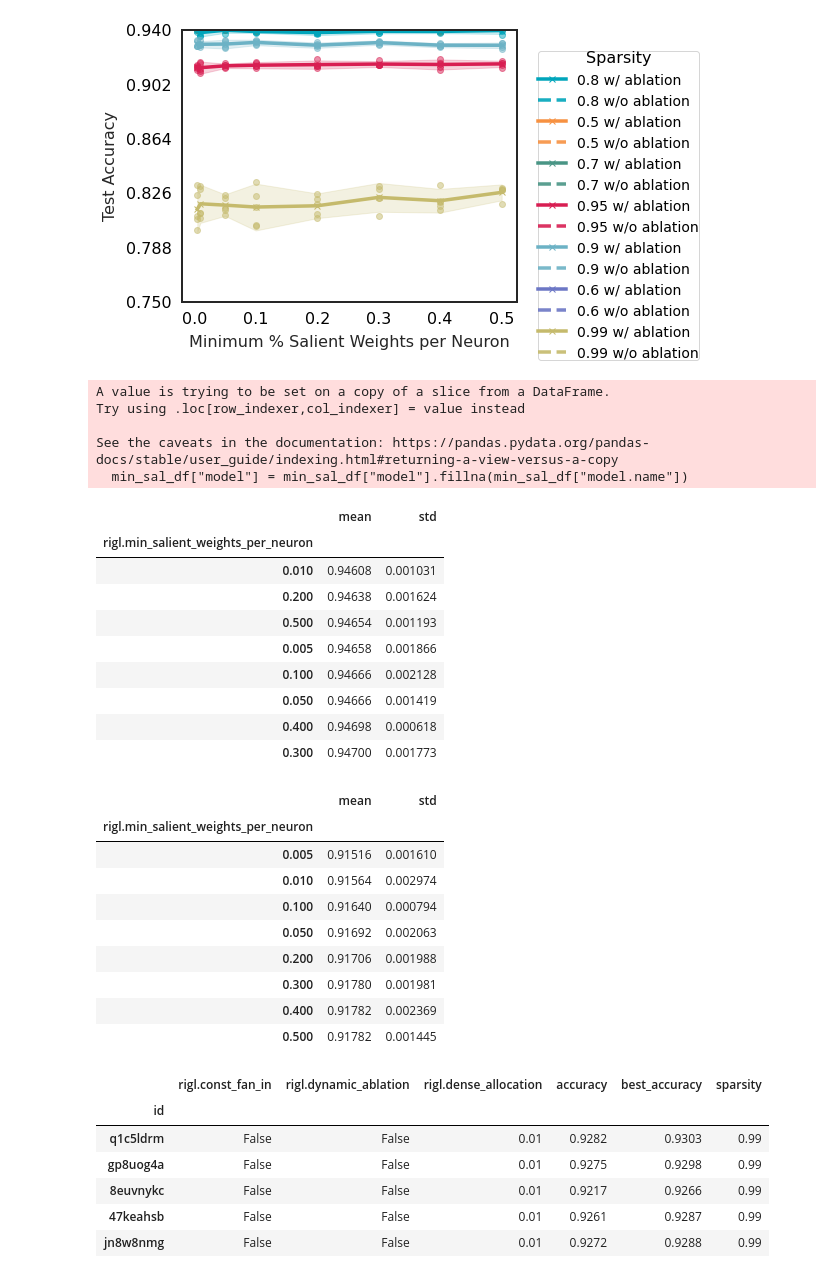
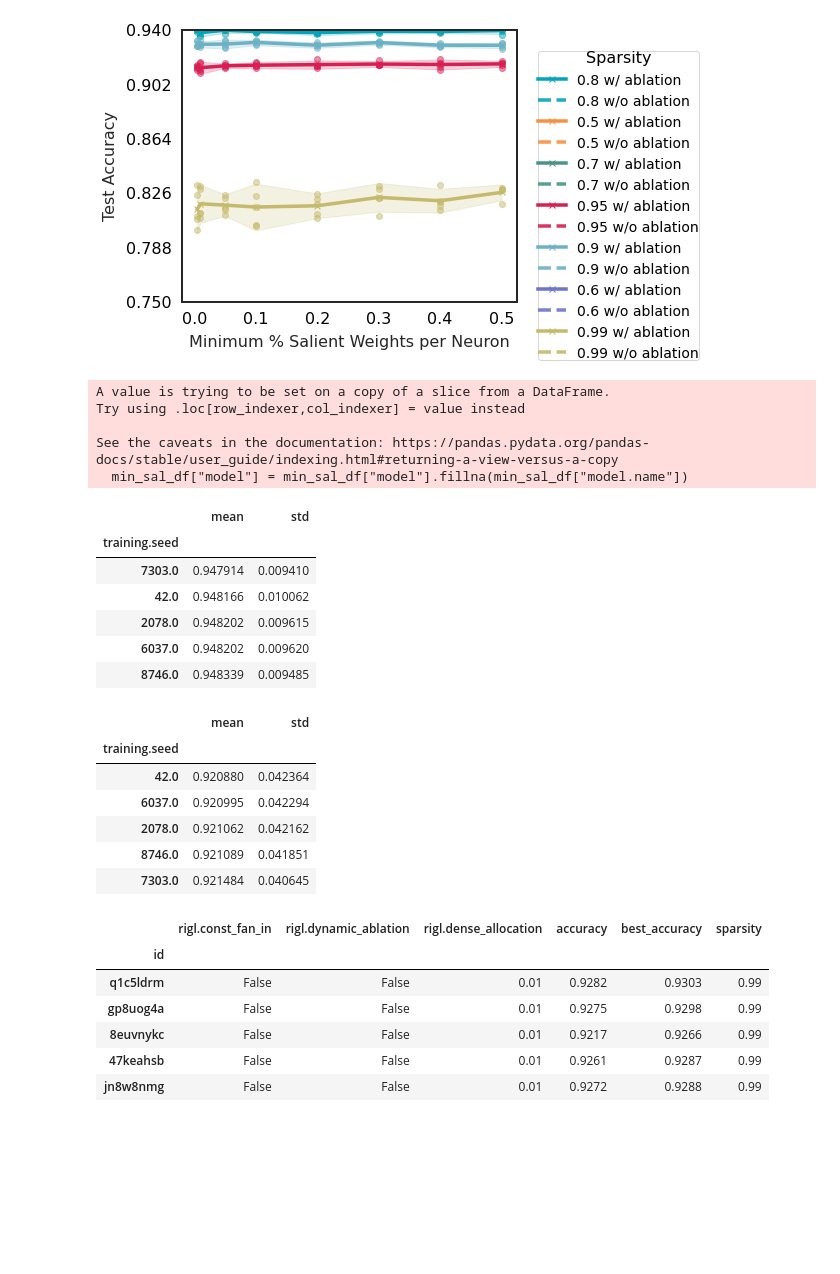
Before and after one commit to calgaryml/condensed-sparsity, a Jupyter notebook: notebooks/final_results.ipynb, the cells around one changed output. Saved outputs shown, nothing was run; the diff lists cells and outputs as text; code cells hidden in the pictures; blank space fills up the shorter version.

```diff
--- a/notebooks/final_results.ipynb
+++ b/notebooks/final_results.ipynb
@@ -1006,35 +1006,29 @@ See the caveats in the documentation: https://pandas.pydata.org/pandas-docs/stab
 # %%
 min_sal_df = df.loc[df["tags"].str.contains("sweep_1fik36lx")]
 min_sal_df["model"] = min_sal_df["model"].fillna(min_sal_df["model.name"])
-min_sal_df = min_sal_df.loc[min_sal_df["rigl.dense_allocation"]==0.05]
+# min_sal_df = min_sal_df.loc[min_sal_df["rigl.dense_allocation"]==0.05]
 for model_name in ["resnet18", "wide_resnet22"]:
-    display(min_sal_df.loc[min_sal_df["model"]==model_name][["rigl.min_salient_weights_per_neuron", "best_accuracy"]].groupby("rigl.min_salient_weights_per_neuron").agg(["mean", 'std'])["best_accuracy"].sort_values(by="mean"))
+    display(min_sal_df.loc[min_sal_df["model"]==model_name][["rigl.min_salient_weights_per_neuron", "training.seed", "best_accuracy"]].groupby("training.seed").agg(["mean", 'std'])["best_accuracy"].sort_values(by="mean"))
 # %% [output]
 A value is trying to be set on a copy of a slice from a DataFrame.
 Try using .loc[row_indexer,col_indexer] = value instead
 
 See the caveats in the documentation: https://pandas.pydata.org/pandas-docs/stable/user_guide/indexing.html#returning-a-view-versus-a-copy
   min_sal_df["model"] = min_sal_df["model"].fillna(min_sal_df["model.name"])
 |  | mean | std |
-| rigl.min_salient_weights_per_neuron |  |  |
-| 0.010 | 0.94608 | 0.001031 |
-| 0.200 | 0.94638 | 0.001624 |
-| 0.500 | 0.94654 | 0.001193 |
-| 0.005 | 0.94658 | 0.001866 |
-| 0.100 | 0.94666 | 0.002128 |
-| 0.050 | 0.94666 | 0.001419 |
-| 0.400 | 0.94698 | 0.000618 |
-| 0.300 | 0.94700 | 0.001773 |
+| training.seed |  |  |
+| 7303.0 | 0.947914 | 0.009410 |
+| 42.0 | 0.948166 | 0.010062 |
+| 2078.0 | 0.948202 | 0.009615 |
+| 6037.0 | 0.948202 | 0.009620 |
+| 8746.0 | 0.948339 | 0.009485 |
 |  | mean | std |
-| rigl.min_salient_weights_per_neuron |  |  |
-| 0.005 | 0.91516 | 0.001610 |
-| 0.010 | 0.91564 | 0.002974 |
-| 0.100 | 0.91640 | 0.000794 |
-| 0.050 | 0.91692 | 0.002063 |
-| 0.200 | 0.91706 | 0.001988 |
-| 0.300 | 0.91780 | 0.001981 |
-| 0.400 | 0.91782 | 0.002369 |
-| 0.500 | 0.91782 | 0.001445 |
+| training.seed |  |  |
+| 42.0 | 0.920880 | 0.042364 |
+| 6037.0 | 0.920995 | 0.042294 |
+| 2078.0 | 0.921062 | 0.042162 |
+| 8746.0 | 0.921089 | 0.041851 |
+| 7303.0 | 0.921484 | 0.040645 |
 # %%
     interested_cols=[
         "rigl.const_fan_in",
```
Also changed, not shown: 2 other files.
